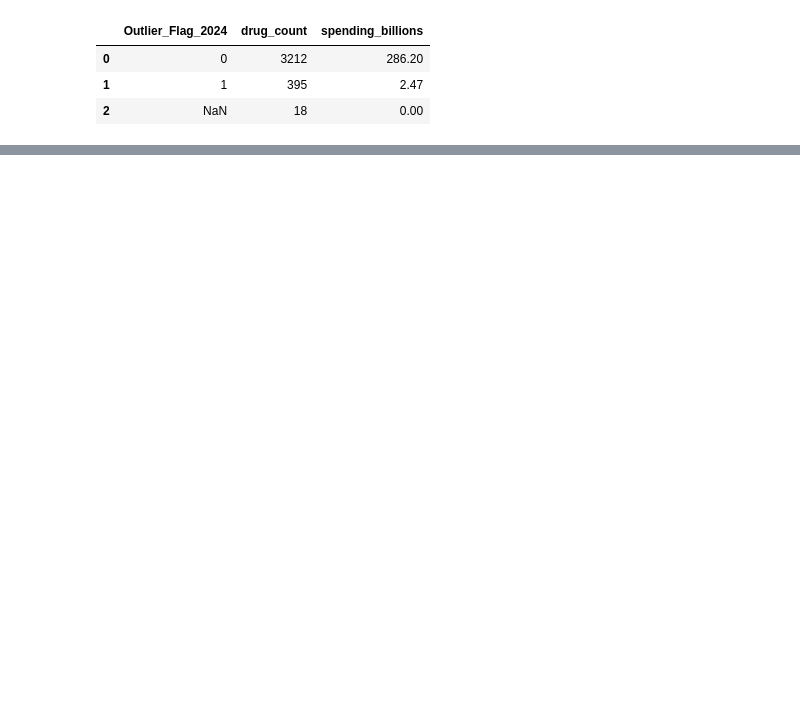
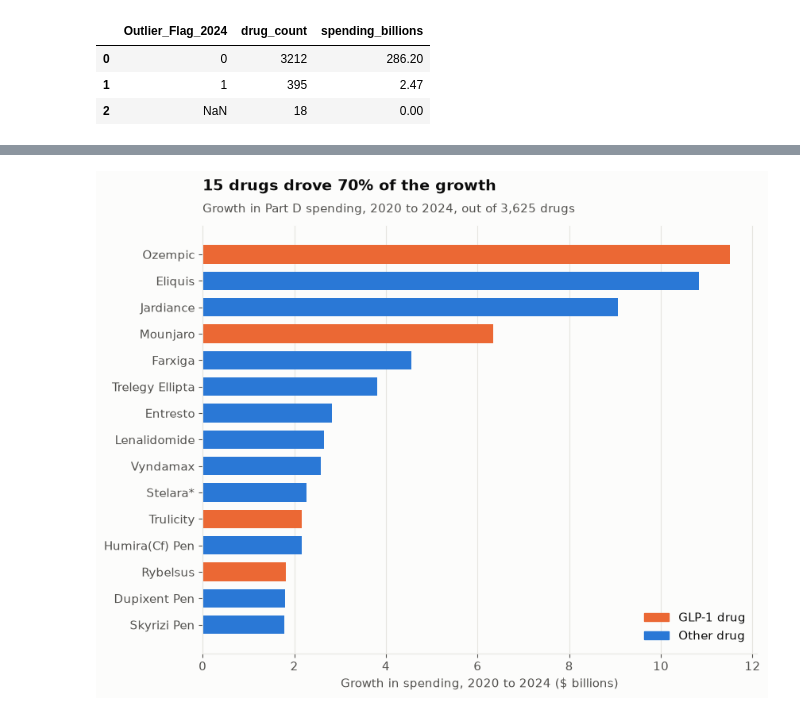
Before and after one commit to krithihari2/drug-spending-price-vs-volume, a Jupyter notebook: notebooks/01_explore.ipynb, the cells around one changed output, grey strips where cells are left out. Saved outputs shown, nothing was run; the diff lists cells and outputs as text; code cells hidden in the pictures; blank space fills up the shorter version.

```diff
--- a/notebooks/01_explore.ipynb
+++ b/notebooks/01_explore.ipynb
@@ -338,6 +365,8 @@ total
 | 0 | 94.575804 |
 # %%
 # Growth from the 15 largest contributors
+# The inner part (in brackets) finds the 15 drugs that grew the most.
+# The outer part adds up their growth.
 query = """
 SELECT SUM(growth) / 1000000000 AS top15_growth_billions
 FROM (
@@ -350,11 +379,11 @@ FROM (
 
 top15 = connection.execute(query).df()
 
-share = top15["top15_growth_billions"][0] / total["total_growth_billions"][0]
+share_top15 = top15["top15_growth_billions"][0] / total["total_growth_billions"][0]
 
 print("Top 15 growth:", round(top15["top15_growth_billions"][0], 1), "billion")
 print("Total growth: ", round(total["total_growth_billions"][0], 1), "billion")
-print("Share:        ", round(share * 100, 1), "percent")
+print("Share:        ", round(share_top15 * 100, 1), "percent")
 # %% [output]
 Top 15 growth: 66.1 billion
 Total growth:  94.6 billion
@@ -588,0 +929,40 @@ connection.execute(query).df()
+# %%
+# Chart 4: the 15 drugs whose spending grew the most
+query = """
+SELECT
+    brand_name,
+    generic_name,
+    (spending_2024 - spending_2020) / 1000000000 AS growth_billions
+FROM drug_growth
+ORDER BY growth_billions DESC
+LIMIT 15
+"""
+top_drugs = connection.execute(query).df()
+
+# Put the biggest at the top (barh draws the first row at the bottom)
+top_drugs = top_drugs.sort_values("growth_billions")
+
+# Orange for GLP-1 drugs, blue for everything else
+colors = []
+for name in top_drugs["generic_name"]:
+    if is_glp1(name):
+        colors.append(ORANGE)
+    else:
+        colors.append(BLUE)
+
+fig, ax = plt.subplots(figsize=(9, 7))
+ax.barh(top_drugs["brand_name"], top_drugs["growth_billions"], color=colors, height=0.7)
+
+# Legend: two small coloured boxes
+ax.legend(handles=[Patch(color=ORANGE, label="GLP-1 drug"), Patch(color=BLUE, label="Other drug")],
+          loc="lower right")
+
+ax.set_xlabel("Growth in spending, 2020 to 2024 ($ billions)")
+ax.grid(axis="y", visible=False)
+add_titles(ax,
+           "15 drugs drove " + str(round(share_top15 * 100)) + "% of the growth",
+           "Growth in Part D spending, 2020 to 2024, out of 3,625 drugs")
+
+save_chart(fig, "4_top_15_drugs.png")
+# %% [output]
+[figure, added]
```
Also changed, not shown: parts of 27 cells of this notebook, 8 other files.
